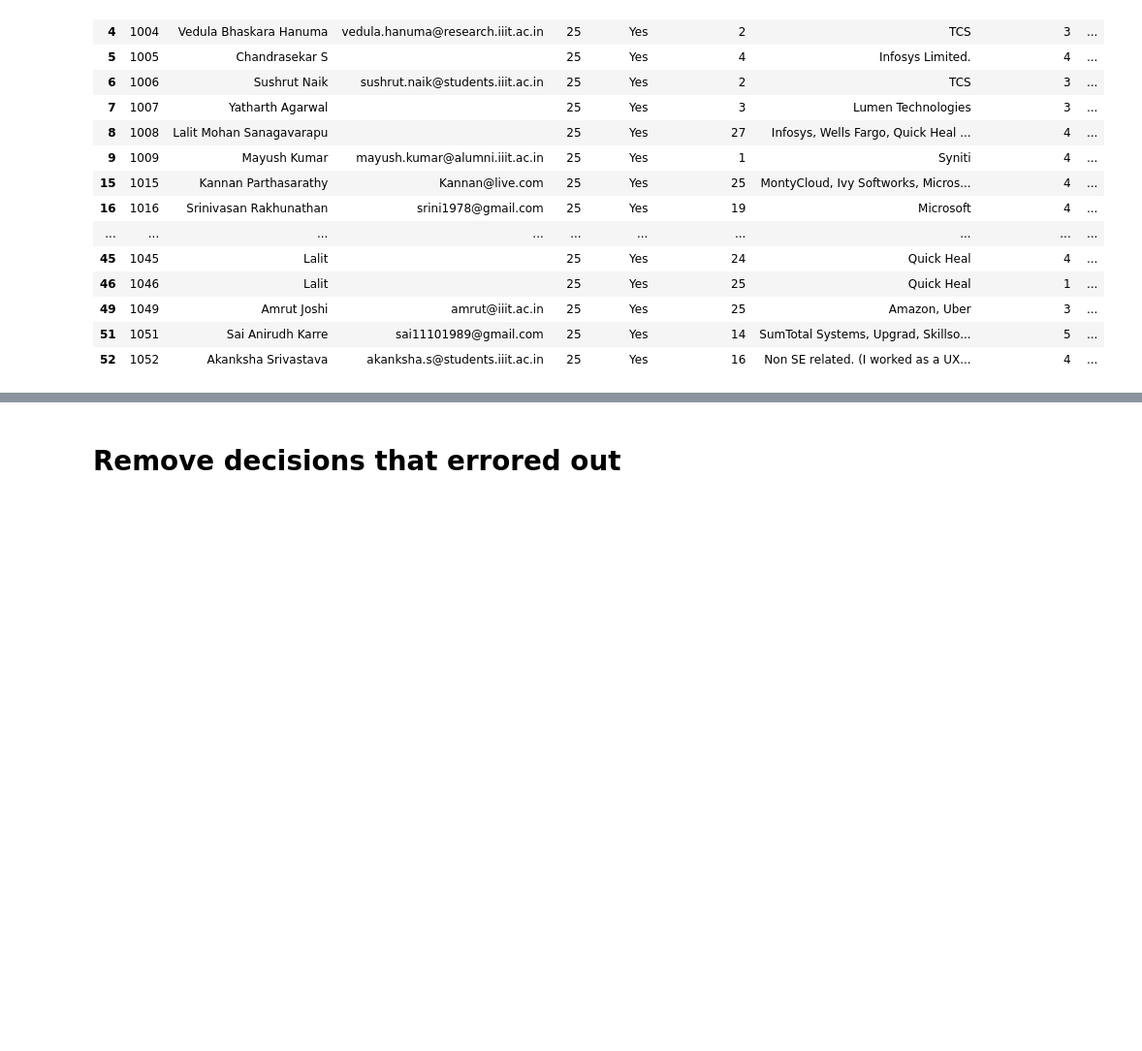
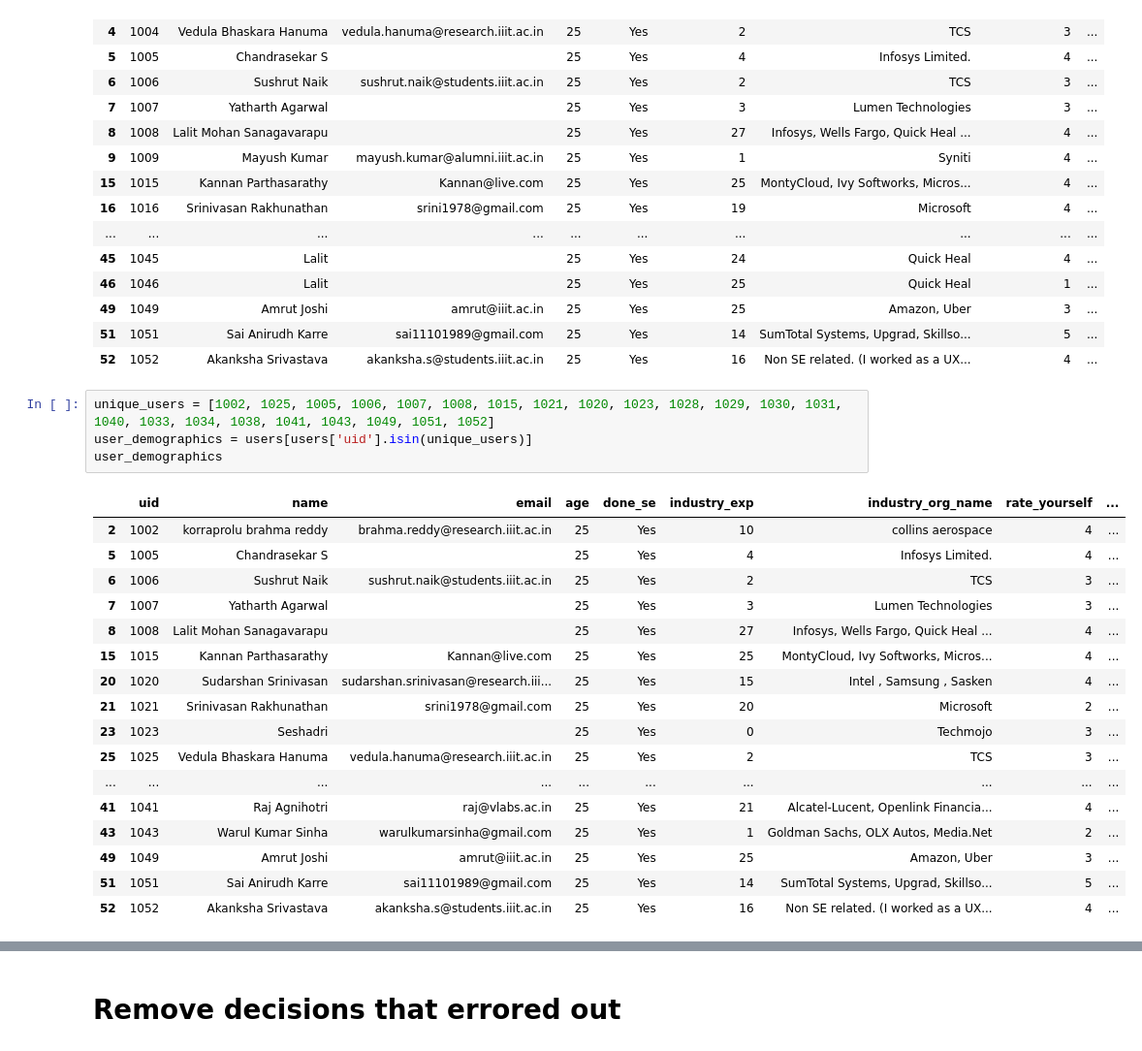
Before and after one commit to sa4s-serc/LLM4ADR, a Jupyter notebook: HumanEval/analysis/analysis.ipynb, the cells around one changed output, grey strips where cells are left out. Shown at 97% size. Cells and saved outputs as stored; diff of their text form; blank space fills up the shorter version.

```diff
--- a/HumanEval/analysis/analysis.ipynb
+++ b/HumanEval/analysis/analysis.ipynb
@@ -117,6 +118,28 @@ users
 | 49 | 1049 | Amrut Joshi | amrut@iiit.ac.in | 25 | Yes | 25 | Amazon, Uber | 3 | ... |
 | 51 | 1051 | Sai Anirudh Karre | sai11101989@gmail.com | 25 | Yes | 14 | SumTotal Systems, Upgrad, Skillso... | 5 | ... |
 | 52 | 1052 | Akanksha Srivastava | akanksha.s@students.iiit.ac.in | 25 | Yes | 16 | Non SE related. (I worked as a UX... | 4 | ... |
+# %%
+unique_users = [1002, 1025, 1005, 1006, 1007, 1008, 1015, 1021, 1020, 1023, 1028, 1029, 1030, 1031, 1040, 1033, 1034, 1038, 1041, 1043, 1049, 1051, 1052]
+user_demographics = users[users['uid'].isin(unique_users)]
+user_demographics
+# %% [output]
+|  | uid | name | email | age | done_se | industry_exp | industry_org_name | rate_yourself | ... |
+| 2 | 1002 | korraprolu brahma reddy | brahma.reddy@research.iiit.ac.in | 25 | Yes | 10 | collins aerospace | 4 | ... |
+| 5 | 1005 | Chandrasekar S |  | 25 | Yes | 4 | Infosys Limited. | 4 | ... |
+| 6 | 1006 | Sushrut Naik | sushrut.naik@students.iiit.ac.in | 25 | Yes | 2 | TCS | 3 | ... |
+| 7 | 1007 | Yatharth Agarwal |  | 25 | Yes | 3 | Lumen Technologies | 3 | ... |
+| 8 | 1008 | Lalit Mohan Sanagavarapu |  | 25 | Yes | 27 | Infosys, Wells Fargo, Quick Heal ... | 4 | ... |
+| 15 | 1015 | Kannan Parthasarathy | Kannan@live.com | 25 | Yes | 25 | MontyCloud, Ivy Softworks, Micros... | 4 | ... |
+| 20 | 1020 | Sudarshan Srinivasan | sudarshan.srinivasan@research.iii... | 25 | Yes | 15 | Intel , Samsung , Sasken | 4 | ... |
+| 21 | 1021 | Srinivasan Rakhunathan | srini1978@gmail.com | 25 | Yes | 20 | Microsoft | 2 | ... |
+| 23 | 1023 | Seshadri |  | 25 | Yes | 0 | Techmojo | 3 | ... |
+| 25 | 1025 | Vedula Bhaskara Hanuma | vedula.hanuma@research.iiit.ac.in | 25 | Yes | 2 | TCS | 3 | ... |
+| ... | ... | ... | ... | ... | ... | ... | ... | ... | ... |
+| 41 | 1041 | Raj Agnihotri | raj@vlabs.ac.in | 25 | Yes | 21 | Alcatel-Lucent, Openlink Financia... | 4 | ... |
+| 43 | 1043 | Warul Kumar Sinha | warulkumarsinha@gmail.com | 25 | Yes | 1 | Goldman Sachs, OLX Autos, Media.Net | 2 | ... |
+| 49 | 1049 | Amrut Joshi | amrut@iiit.ac.in | 25 | Yes | 25 | Amazon, Uber | 3 | ... |
+| 51 | 1051 | Sai Anirudh Karre | sai11101989@gmail.com | 25 | Yes | 14 | SumTotal Systems, Upgrad, Skillso... | 5 | ... |
+| 52 | 1052 | Akanksha Srivastava | akanksha.s@students.iiit.ac.in | 25 | Yes | 16 | Non SE related. (I worked as a UX... | 4 | ... |
 # %%
 new_data = new_data[new_data['user_id'].isin(users['uid'])]
 new_data
```
Also changed, not shown: parts of 18 cells of this notebook, 5 other files.
